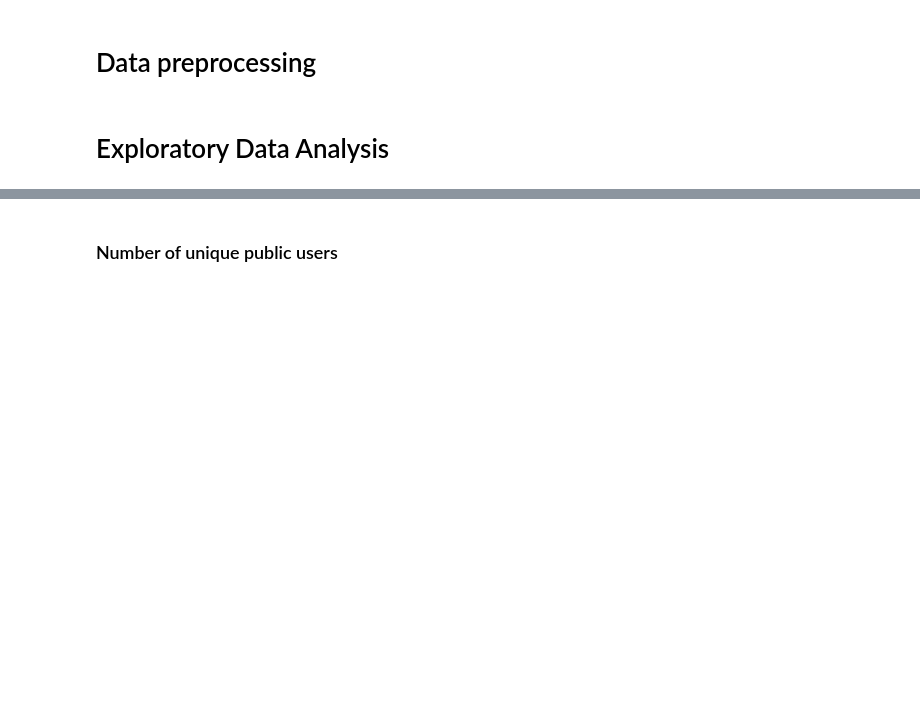
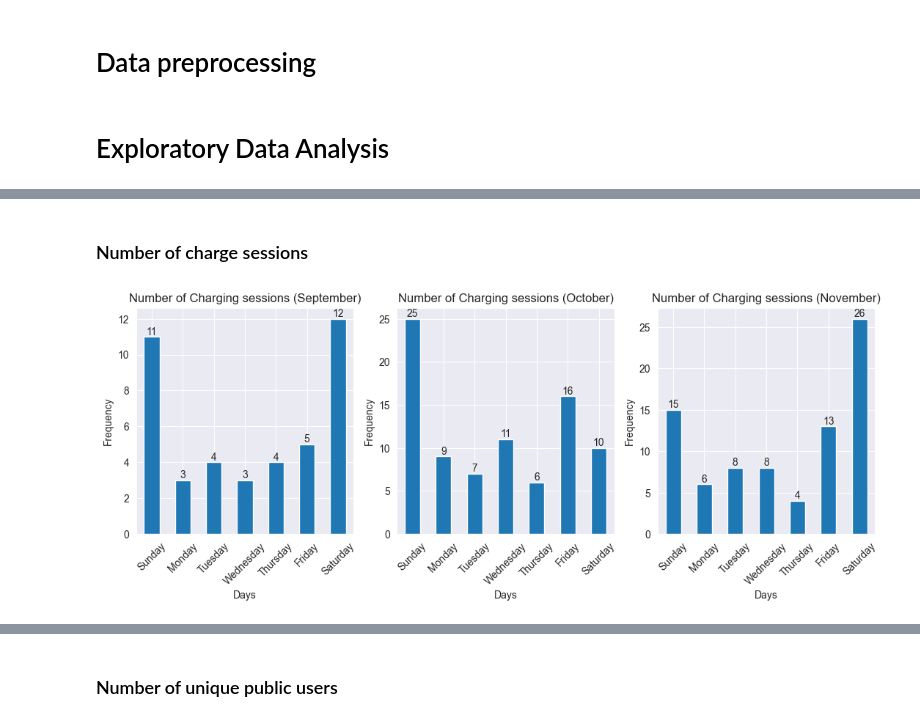
Before and after one commit to Omotayewo/EV-charging-analysis, a Jupyter notebook: Notebooks/Analysis of Electric Vehicle Charging Transactions (Users).ipynb, the cells around one changed output, grey strips where cells are left out. Saved outputs shown, nothing was run; the diff lists cells and outputs as text; code cells hidden in the pictures; blank space fills up the shorter version.

```diff
--- a/Notebooks/Analysis of Electric Vehicle Charging Transactions (Users).ipynb
+++ b/Notebooks/Analysis of Electric Vehicle Charging Transactions (Users).ipynb
@@ -633,0 +660,34 @@ plt.show()
+# %% [markdown]
+### Number of charge sessions
+# %%
+fig, ax = plt.subplots(1, 3, figsize=(13,4))
+
+# September
+user_data_september.groupby('Plugged_in_dayname')['Charge time'].count().plot(kind='bar', ax=ax[0])
+ax[0].set_xlabel('Days')
+ax[0].set_ylabel('Frequency')
+ax[0].set_title('Number of Charging sessions (September)')
+ax[0].tick_params(axis='x', rotation=45)
+ax[0].bar_label(ax[0].containers[0], fontsize=10)
+
+# October
+user_data_october.groupby('Plugged_in_dayname')['Charge time'].count().plot(kind='bar', ax=ax[1])
+ax[1].set_xlabel('Days')
+ax[1].set_ylabel('Frequency')
+ax[1].set_title('Number of Charging sessions (October)')
+ax[1].tick_params(axis='x', rotation=45)
+ax[1].bar_label(ax[1].containers[0], fontsize=10)
+
+# November
+user_data_november.groupby('Plugged_in_dayname')['Charge time'].count().plot(kind='bar', ax=ax[2])
+ax[2].set_xlabel('Days')
+ax[2].set_ylabel('Frequency')
+ax[2].set_title('Number of Charging sessions (November)')
+ax[2].tick_params(axis='x', rotation=45)
+ax[2].bar_label(ax[2].containers[0], fontsize=10)
+
+# Save figure
+plt.savefig('../Images/Public/Redo/charge-sessions-per-day-1', bbox_inches='tight')
+plt.show()
+# %% [output]
+[figure, added]
```
Also changed, not shown: parts of 107 cells of this notebook, 10 other files.
